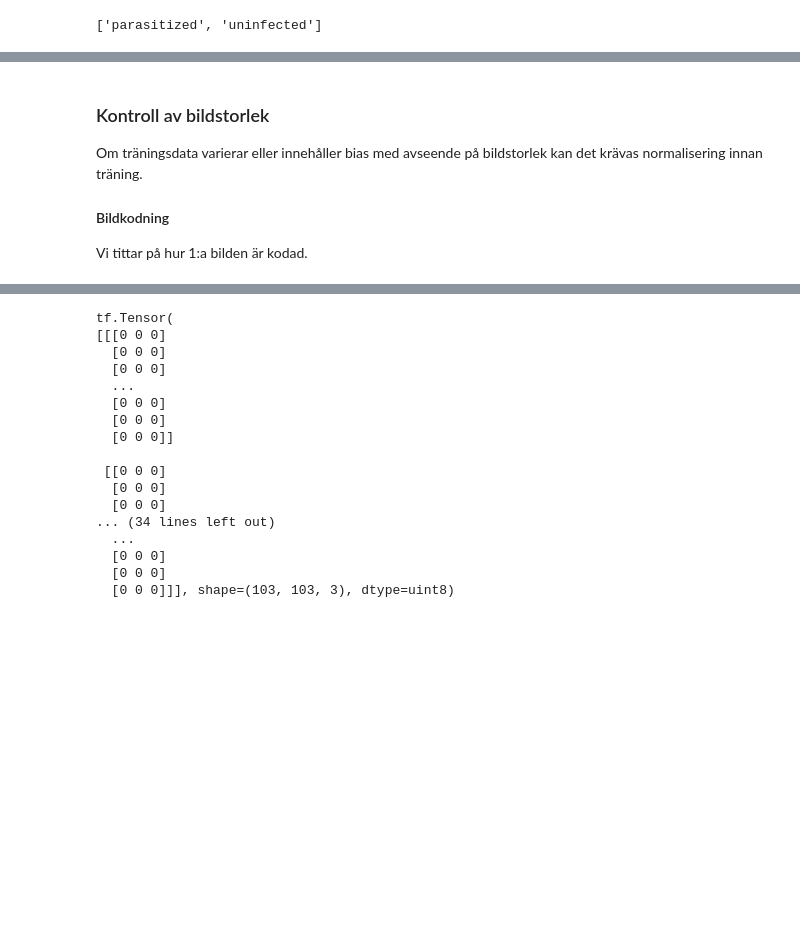
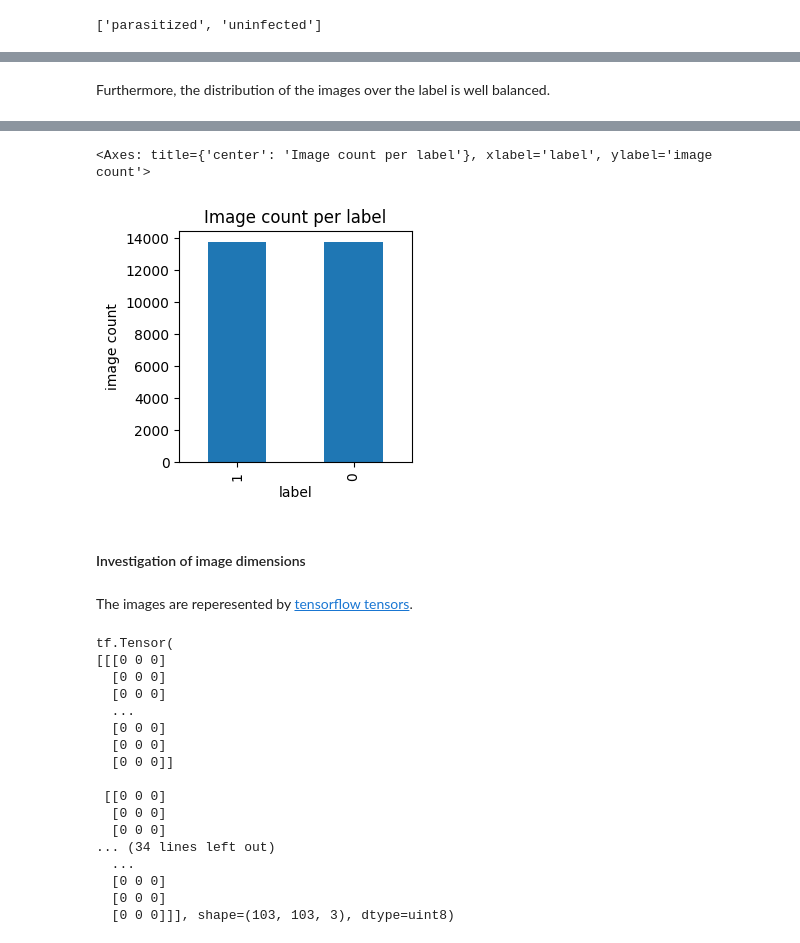
Before and after one commit to jlarsson/tfds-malaria, a Jupyter notebook: malaria.ipynb, the cells around one changed output, grey strips where cells are left out. Saved outputs shown, nothing was run; the diff lists cells and outputs as text; code cells hidden in the pictures; blank space fills up the shorter version.

```diff
--- a/malaria.ipynb
+++ b/malaria.ipynb
@@ -102,6 +84,9 @@ Utifrån en okulär granskning av några av bilderna kan vi dra slutsaten att
-# %% [markdown]
-### Kontroll av bildstorlek
-Om träningsdata varierar eller innehåller bias med avseende på bildstorlek kan det krävas normalisering innan träning.
-
-#### Bildkodning
-Vi tittar på hur 1:a bilden är kodad.
+# %% [markdown]
+Furthermore, the distribution of the images over the label is well balanced.
+# %%
+(DataFrame({
+    'label': [d['label'].numpy() for d in ds]
+    })['label']
+    .value_counts()
+    .plot.bar(title='Image count per label', figsize=(3,3), ylabel='image count', xlabel='label'))
+# %% [output]
@@ -108,3 +94,9 @@ Vi tittar på hur 1:a bilden är kodad.
+<Axes: title={'center': 'Image count per label'}, xlabel='label', ylabel='image count'>
+[figure, added]
+# %% [markdown]
+#### Investigation of image dimensions
+# %% [markdown]
+The images are reperesented by [tensorflow tensors](https://www.tensorflow.org/api_docs/python/tf/Tensor).
 # %%
 for image in ds.take(1):
   print(image['image'])
```
Also changed, not shown: parts of 34 cells of this notebook.
